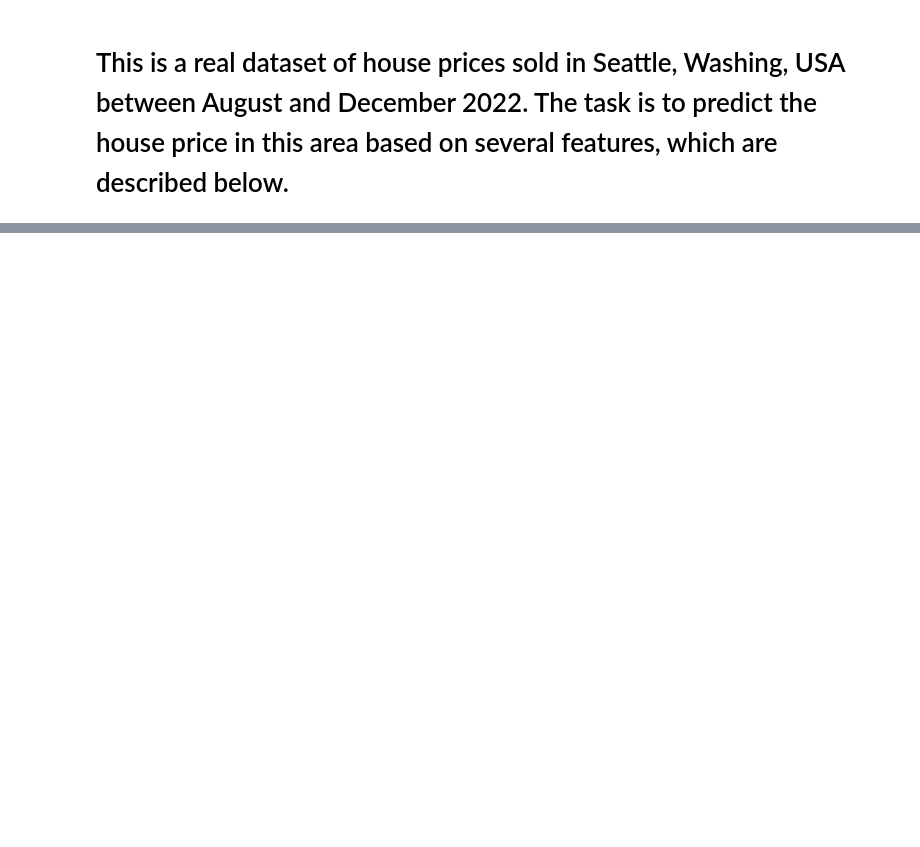
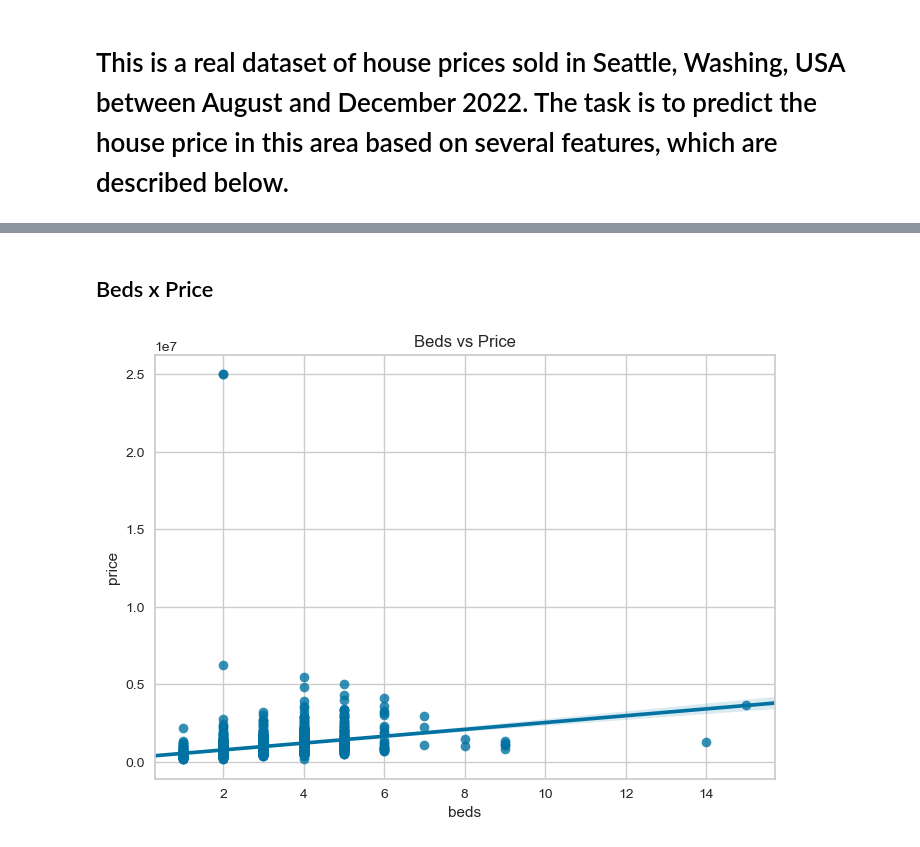
Before and after one commit to DavidCumaru/House_Prediction_AutoMLRegression, a Jupyter notebook: HOUSE_PRICE_PREDICTION.ipynb, the cells around one changed output, grey strips where cells are left out. Saved outputs shown, nothing was run; the diff lists cells and outputs as text; code cells hidden in the pictures; blank space fills up the shorter version.

```diff
--- a/HOUSE_PRICE_PREDICTION.ipynb
+++ b/HOUSE_PRICE_PREDICTION.ipynb
@@ -312,0 +112,8 @@ acc_decision_tree
+# %% [markdown]
+## Beds x Price
+# %%
+sns.regplot(data=train, x='beds',y='price')
+plt.title('Beds vs Price')
+plt.show()
+# %% [output]
+[figure, added]
```
Also changed, not shown: parts of 68 cells of this notebook.
